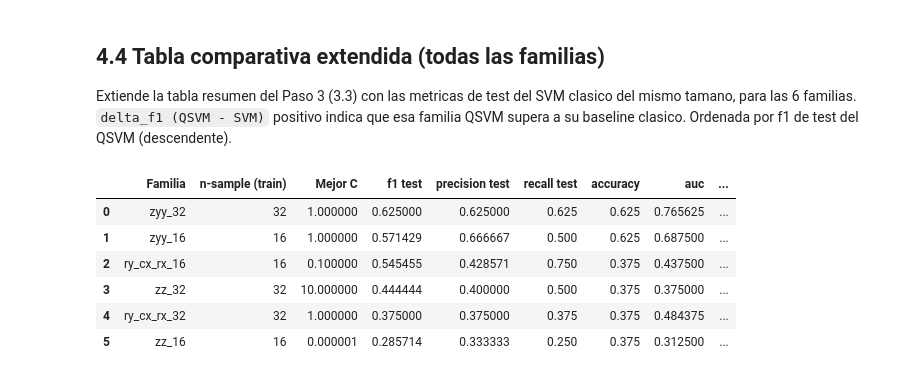
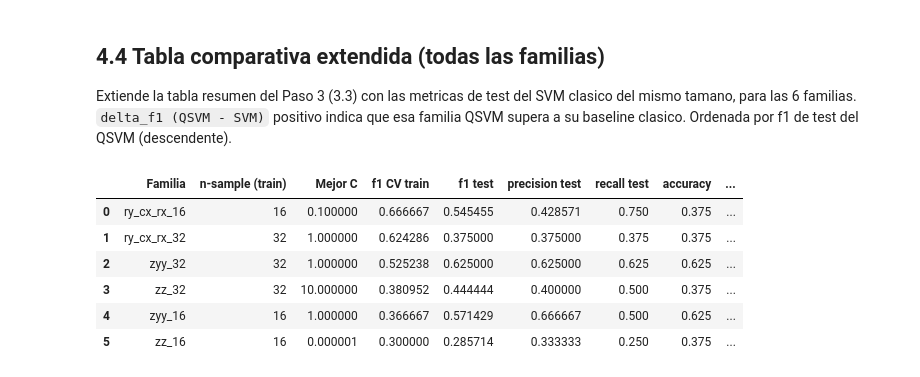
Before and after one commit to felipechoy1/QuantumTenango_Quantaton2026_Track2, a Jupyter notebook: qsvm_water.ipynb, the cells around one changed output. Saved outputs shown, nothing was run; the diff lists cells and outputs as text; code cells hidden in the pictures.

```diff
--- a/qsvm_water.ipynb
+++ b/qsvm_water.ipynb
@@ -624,6 +624,7 @@ for seccion, familia in enumerate(FAMILIAS, start=1):
         "Familia": clave,
         "n-sample (train)": K_train.shape[0],
         "Mejor C": resultado["mejor_C"],
+        "f1 CV train": resultado["mejor_f1_cv"],
         "f1 test": metrics_test["f1"],
         "precision test": metrics_test["precision"],
         "recall test": metrics_test["recall"],
@@ -725,11 +726,11 @@ Para cada tamano de muestra, se identifica la familia QSVM con mayor f1 de test
 # %%
 from funciones import graficar_comparacion_familia
 
-# Mejor familia QSVM (mayor f1 test) por tamano de muestra.
+# Mejor familia QSVM segun f1 de CV en train; test queda reservado para evaluacion.
 mejor_por_tamano = {
     tamano: max(
         (fila for fila in resumen_familias if fila["n-sample (train)"] == tamano),
-        key=lambda fila: fila["f1 test"],
+        key=lambda fila: fila["f1 CV train"],
     )
     for tamano in TAMANOS_UNICOS
 }
@@ -791,32 +792,32 @@ Extiende la tabla resumen del Paso 3 (3.3) con las metricas de test del SVM clas
 # %%
 resumen_comparativo = []
 for fila in resumen_familias:
     tamano = fila["n-sample (train)"]
     metrics_svm = svm_por_tamano[tamano]["metrics_test"]
 
     fila_extendida = dict(fila)
     fila_extendida.update({
         "Mejor C (SVM)": svm_por_tamano[tamano]["mejores_parametros"]["C"],
         "f1 test (SVM)": metrics_svm["f1"],
         "precision test (SVM)": metrics_svm["precision"],
         "recall test (SVM)": metrics_svm["recall"],
         "accuracy (SVM)": metrics_svm["accuracy"],
         "auc (SVM)": metrics_svm["roc_auc"],
         "delta_f1 (QSVM - SVM)": fila["f1 test"] - metrics_svm["f1"],
     })
     resumen_comparativo.append(fila_extendida)
 
 tabla_comparativa = (
     pd.DataFrame(resumen_comparativo)
-    .sort_values("f1 test", ascending=False)
+    .sort_values("f1 CV train", ascending=False)
     .reset_index(drop=True)
 )
 tabla_comparativa
 # %% [output]
-|  | Familia | n-sample (train) | Mejor C | f1 test | precision test | recall test | accuracy | auc | ... |
-| 0 | zyy_32 | 32 | 1.000000 | 0.625000 | 0.625000 | 0.625 | 0.625 | 0.765625 | ... |
-| 1 | zyy_16 | 16 | 1.000000 | 0.571429 | 0.666667 | 0.500 | 0.625 | 0.687500 | ... |
-| 2 | ry_cx_rx_16 | 16 | 0.100000 | 0.545455 | 0.428571 | 0.750 | 0.375 | 0.437500 | ... |
-| 3 | zz_32 | 32 | 10.000000 | 0.444444 | 0.400000 | 0.500 | 0.375 | 0.375000 | ... |
-| 4 | ry_cx_rx_32 | 32 | 1.000000 | 0.375000 | 0.375000 | 0.375 | 0.375 | 0.484375 | ... |
-| 5 | zz_16 | 16 | 0.000001 | 0.285714 | 0.333333 | 0.250 | 0.375 | 0.312500 | ... |
+|  | Familia | n-sample (train) | Mejor C | f1 CV train | f1 test | precision test | recall test | accuracy | ... |
+| 0 | ry_cx_rx_16 | 16 | 0.100000 | 0.666667 | 0.545455 | 0.428571 | 0.750 | 0.375 | ... |
+| 1 | ry_cx_rx_32 | 32 | 1.000000 | 0.624286 | 0.375000 | 0.375000 | 0.375 | 0.375 | ... |
+| 2 | zyy_32 | 32 | 1.000000 | 0.525238 | 0.625000 | 0.625000 | 0.625 | 0.625 | ... |
+| 3 | zz_32 | 32 | 10.000000 | 0.380952 | 0.444444 | 0.400000 | 0.500 | 0.375 | ... |
+| 4 | zyy_16 | 16 | 1.000000 | 0.366667 | 0.571429 | 0.666667 | 0.500 | 0.625 | ... |
+| 5 | zz_16 | 16 | 0.000001 | 0.300000 | 0.285714 | 0.333333 | 0.250 | 0.375 | ... |
```
Also changed, not shown: parts of 9 cells of this notebook, 8 other files.
